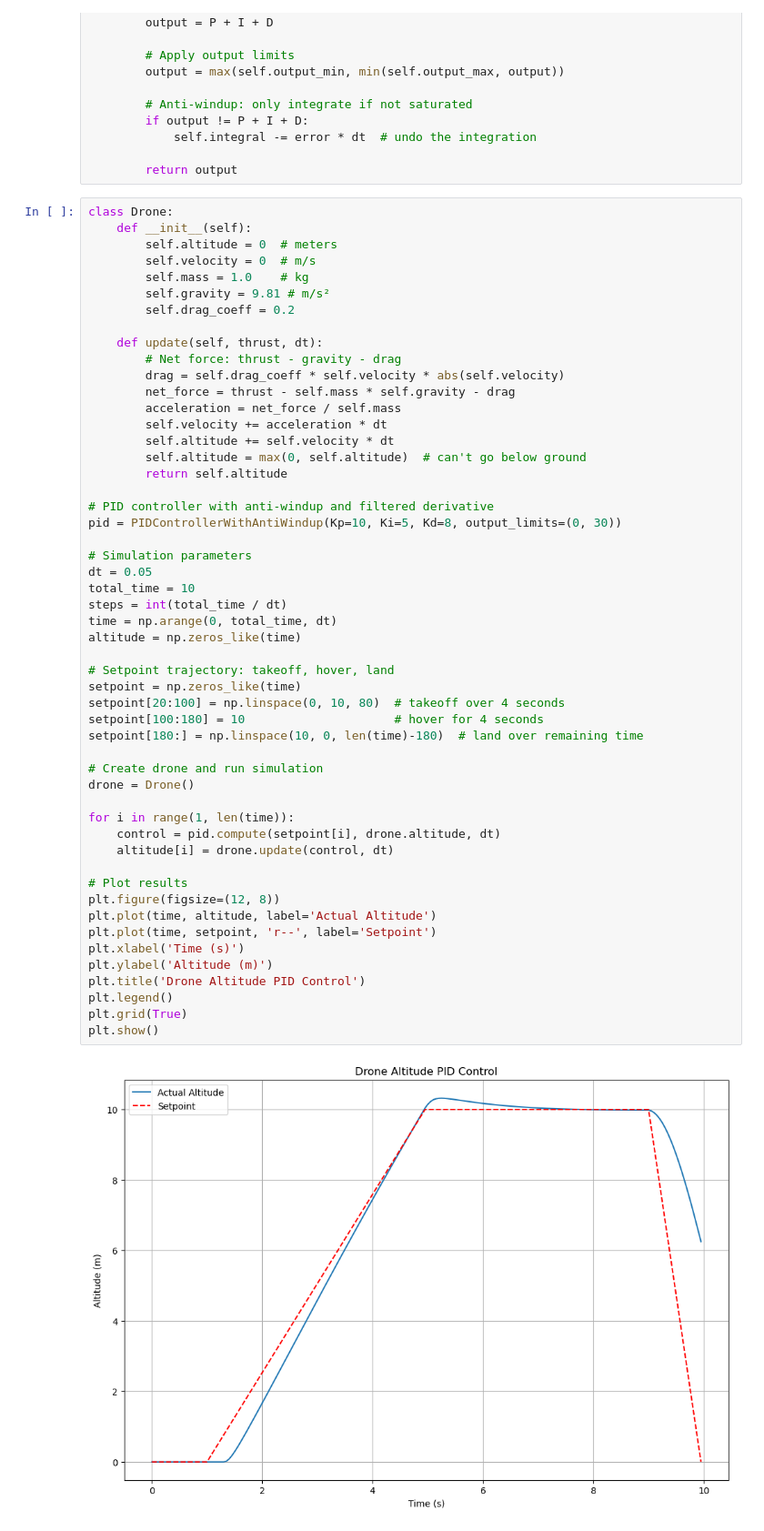
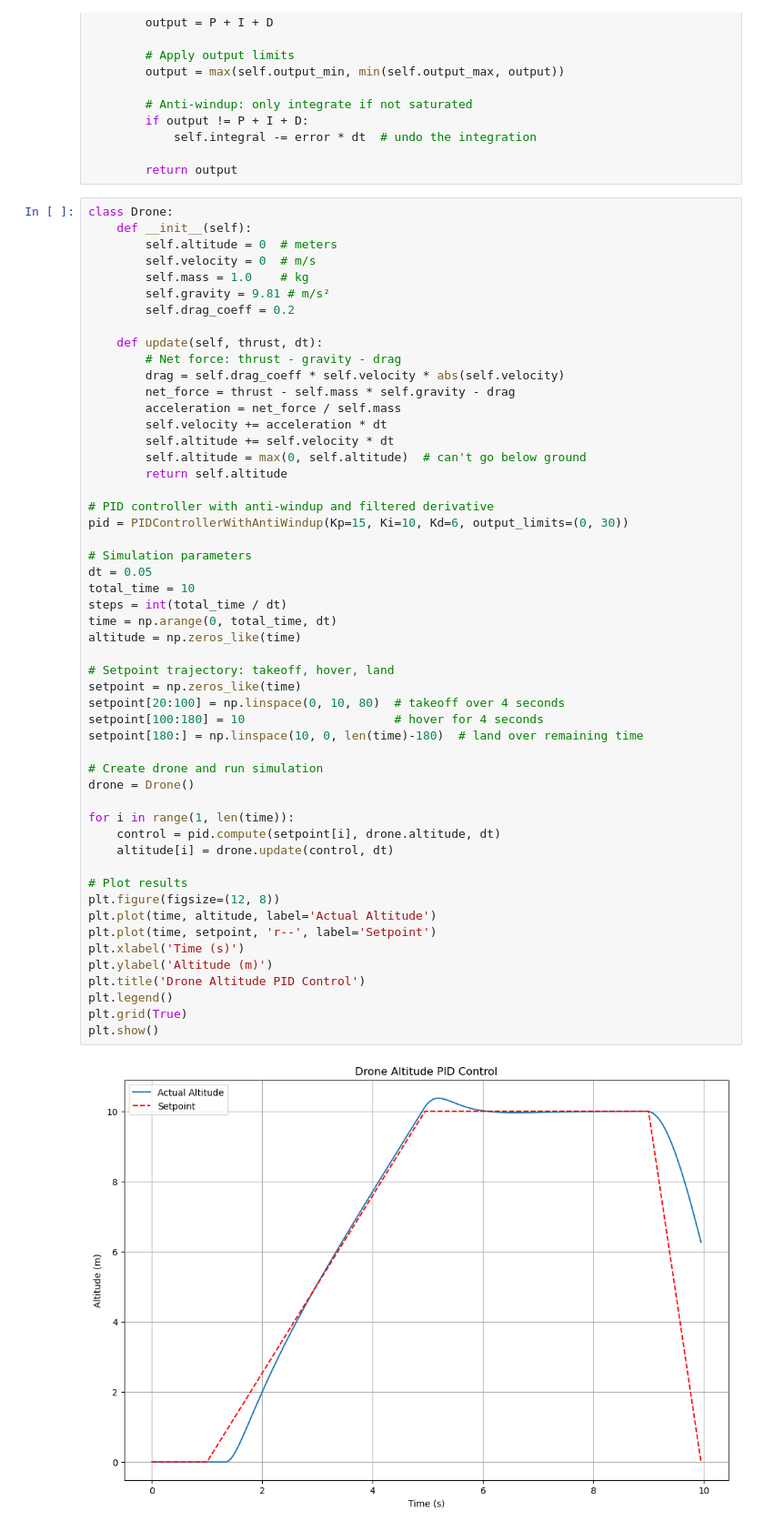
Before and after one commit to Vinothhk/PID-control, a Jupyter notebook: drone_altitude.ipynb, the cells around one changed output. Shown: that part at 91% size. Drawn from its saved outputs; the diff is of its cells as text.

```diff
--- a/drone_altitude.ipynb
+++ b/drone_altitude.ipynb
@@ -85,37 +85,37 @@ class Drone:
         return self.altitude
 
 # PID controller with anti-windup and filtered derivative
-pid = PIDControllerWithAntiWindup(Kp=10, Ki=5, Kd=8, output_limits=(0, 30))
+pid = PIDControllerWithAntiWindup(Kp=15, Ki=10, Kd=6, output_limits=(0, 30))
 
 # Simulation parameters
 dt = 0.05
 total_time = 10
 steps = int(total_time / dt)
 time = np.arange(0, total_time, dt)
 altitude = np.zeros_like(time)
 
 # Setpoint trajectory: takeoff, hover, land
 setpoint = np.zeros_like(time)
 setpoint[20:100] = np.linspace(0, 10, 80)  # takeoff over 4 seconds
 setpoint[100:180] = 10                     # hover for 4 seconds
 setpoint[180:] = np.linspace(10, 0, len(time)-180)  # land over remaining time
 
 # Create drone and run simulation
 drone = Drone()
 
 for i in range(1, len(time)):
     control = pid.compute(setpoint[i], drone.altitude, dt)
     altitude[i] = drone.update(control, dt)
 
 # Plot results
 plt.figure(figsize=(12, 8))
 plt.plot(time, altitude, label='Actual Altitude')
 plt.plot(time, setpoint, 'r--', label='Setpoint')
 plt.xlabel('Time (s)')
 plt.ylabel('Altitude (m)')
 plt.title('Drone Altitude PID Control')
 plt.legend()
 plt.grid(True)
 plt.show()
 # %% [output]
-[figure, old version]
+[figure, new version]
```
